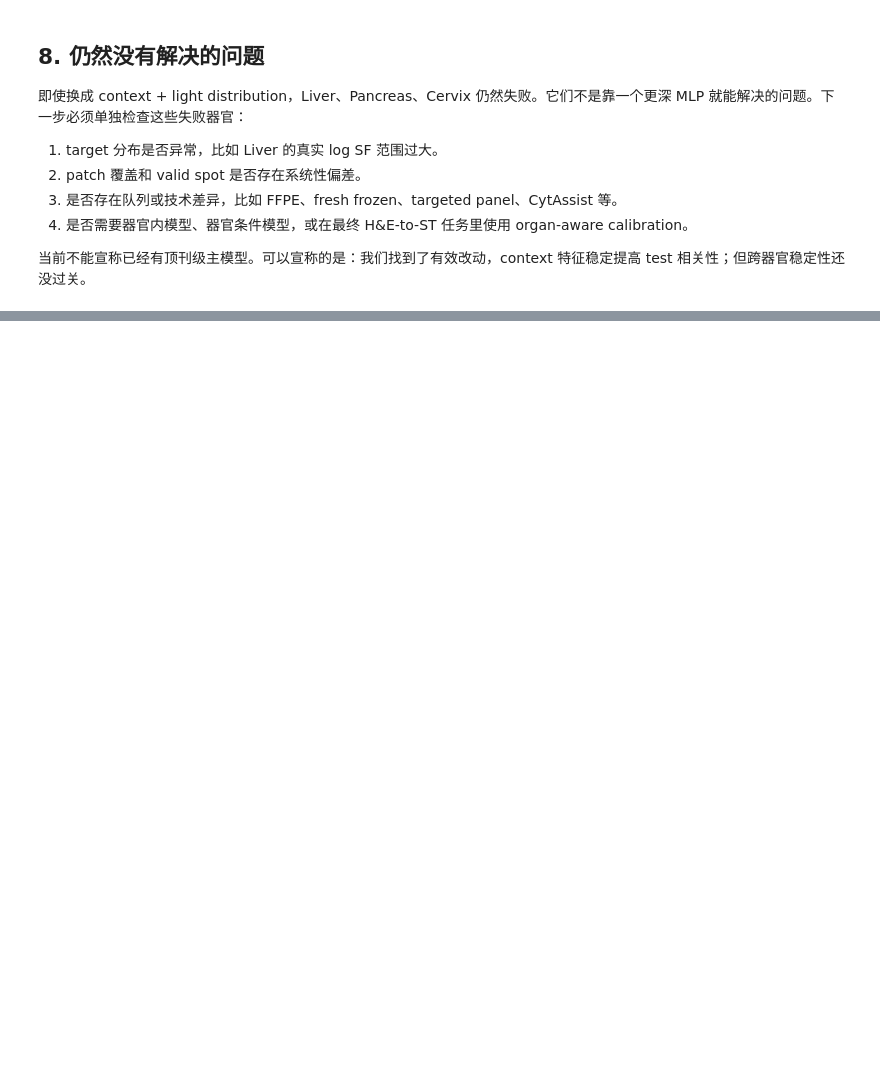
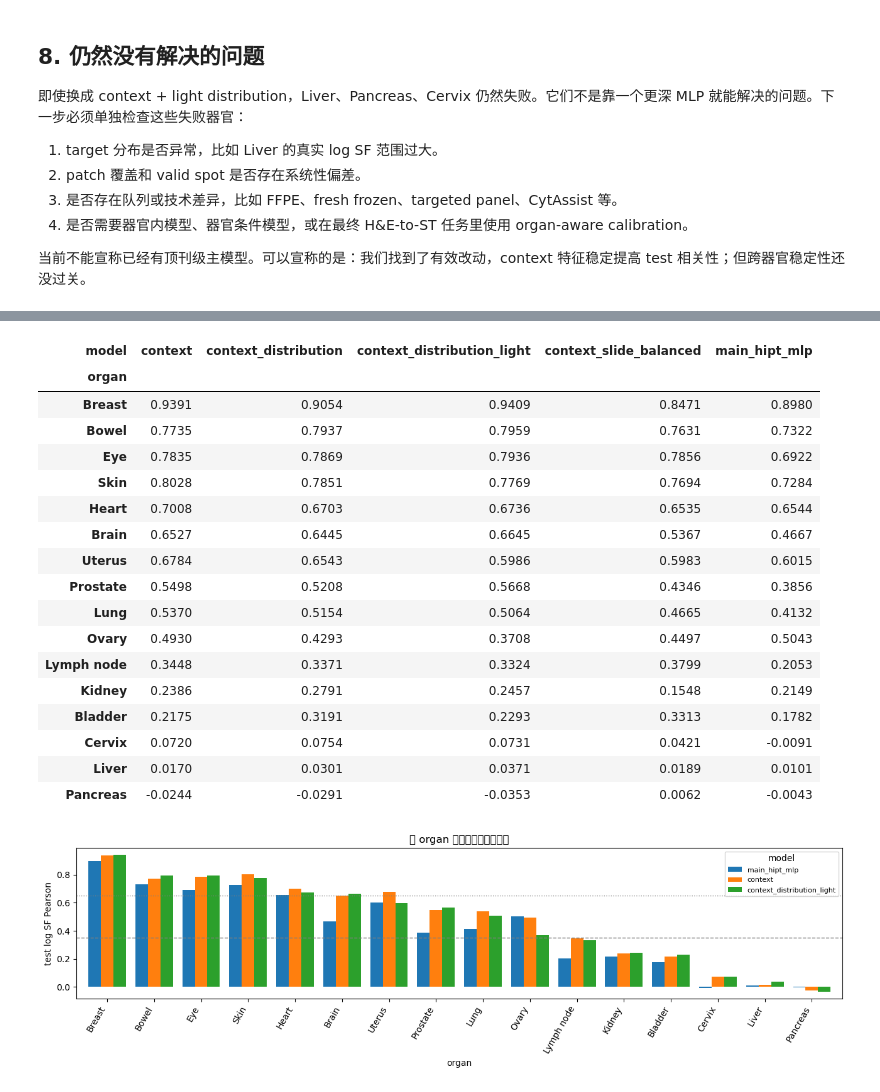
Before and after one commit to StickTaTa/HistoOmniST, a Jupyter notebook: notebooks/02_hest1k_sf_diagnostics.ipynb, the cells around one changed output, grey strips where cells are left out. Drawn from its saved outputs; the diff is of its cells as text; code cells hidden in the pictures; blank space fills up the shorter version.

```diff
--- a/notebooks/02_hest1k_sf_diagnostics.ipynb
+++ b/notebooks/02_hest1k_sf_diagnostics.ipynb
@@ -207,0 +335,44 @@ display(comparison.round(4))
+# %%
+pivot_corr = organ_comparison.pivot_table(
+    index="organ",
+    columns="model",
+    values="log_sf_pearson",
+    aggfunc="first",
+)
+pivot_corr = pivot_corr.sort_values(best_model, ascending=False)
+display(pivot_corr.round(4))
+
+ax = pivot_corr[["main_hipt_mlp", "context", "context_distribution_light"]].plot(
+    kind="bar",
+    figsize=(13, 4),
+    width=0.8,
+)
+ax.axhline(0.35, color="gray", linestyle="--", linewidth=1)
+ax.axhline(0.65, color="gray", linestyle=":", linewidth=1)
+ax.set_ylabel("test log SF Pearson")
+ax.set_xlabel("organ")
+ax.set_title("按 organ 分开的预测效果对比")
+ax.legend(title="model", fontsize=8)
+plt.xticks(rotation=60, ha="right")
+plt.tight_layout()
+plt.show()
+# %% [output]
+| model | context | context_distribution | context_distribution_light | context_slide_balanced | main_hipt_mlp |
+| organ |  |  |  |  |  |
+| Breast | 0.9391 | 0.9054 | 0.9409 | 0.8471 | 0.8980 |
+| Bowel | 0.7735 | 0.7937 | 0.7959 | 0.7631 | 0.7322 |
+| Eye | 0.7835 | 0.7869 | 0.7936 | 0.7856 | 0.6922 |
+| Skin | 0.8028 | 0.7851 | 0.7769 | 0.7694 | 0.7284 |
+| Heart | 0.7008 | 0.6703 | 0.6736 | 0.6535 | 0.6544 |
+| Brain | 0.6527 | 0.6445 | 0.6645 | 0.5367 | 0.4667 |
+| Uterus | 0.6784 | 0.6543 | 0.5986 | 0.5983 | 0.6015 |
+| Prostate | 0.5498 | 0.5208 | 0.5668 | 0.4346 | 0.3856 |
+| Lung | 0.5370 | 0.5154 | 0.5064 | 0.4665 | 0.4132 |
+| Ovary | 0.4930 | 0.4293 | 0.3708 | 0.4497 | 0.5043 |
+| Lymph node | 0.3448 | 0.3371 | 0.3324 | 0.3799 | 0.2053 |
+| Kidney | 0.2386 | 0.2791 | 0.2457 | 0.1548 | 0.2149 |
+| Bladder | 0.2175 | 0.3191 | 0.2293 | 0.3313 | 0.1782 |
+| Cervix | 0.0720 | 0.0754 | 0.0731 | 0.0421 | -0.0091 |
+| Liver | 0.0170 | 0.0301 | 0.0371 | 0.0189 | 0.0101 |
+| Pancreas | -0.0244 | -0.0291 | -0.0353 | 0.0062 | -0.0043 |
+[figure, added]
```
Also changed, not shown: parts of 8 cells of this notebook.
